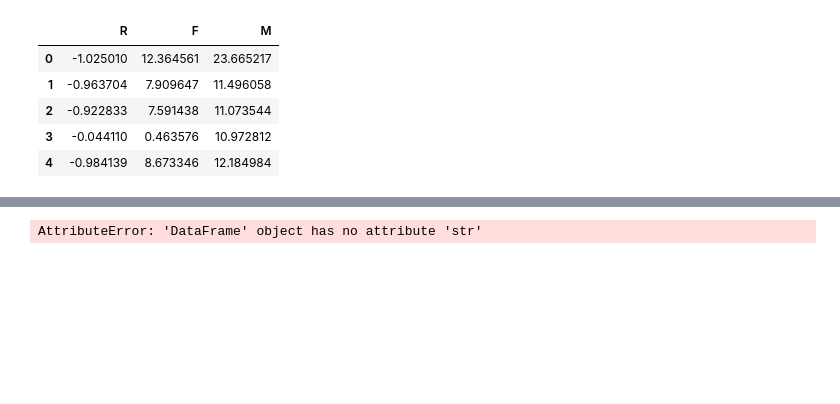
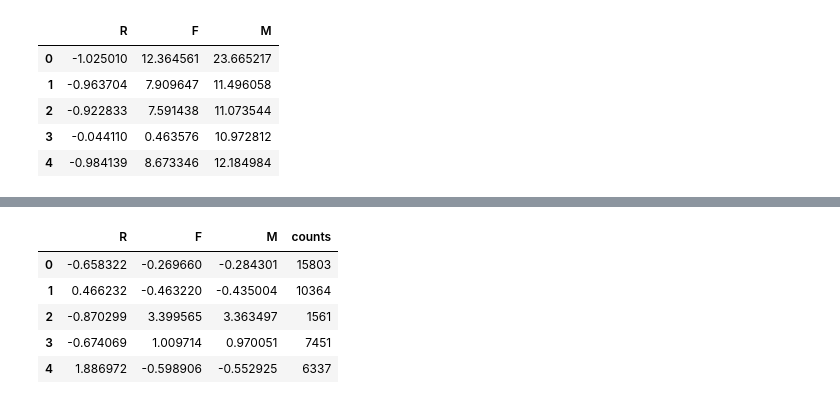
Before and after one commit to AlsQed/Analysis_of_Airline_Customer_Value, a Jupyter notebook: main.ipynb, the cells around one changed output, grey strips where cells are left out. Saved outputs shown, nothing was run; the diff lists cells and outputs as text; code cells hidden in the pictures; blank space fills up the shorter version.

```diff
--- a/main.ipynb
+++ b/main.ipynb
@@ -213,9 +214,14 @@ array([1, 1, 1, ..., 3, 0, 0])
 # %%
 r1 = pd.Series(km.labels_).value_counts()
 r2 = pd.DataFrame(km.cluster_centers_)
 rr = pd.concat([r2, r1], axis=1)
-rr = pd.DataFrame(ss.fit_transform(rr) )
+# rr = pd.DataFrame(ss.fit_transform(rr) )
 rr.columns = list(data_rfm.columns) + ['counts']
 rr
 # %% [output]
-AttributeError: 'DataFrame' object has no attribute 'str'
+|  | R | F | M | counts |
+| 0 | -0.658322 | -0.269660 | -0.284301 | 15803 |
+| 1 | 0.466232 | -0.463220 | -0.435004 | 10364 |
+| 2 | -0.870299 | 3.399565 | 3.363497 | 1561 |
+| 3 | -0.674069 | 1.009714 | 0.970051 | 7451 |
+| 4 | 1.886972 | -0.598906 | -0.552925 | 6337 |
```
Also changed, not shown: parts of 9 cells of this notebook, 1 other file.
